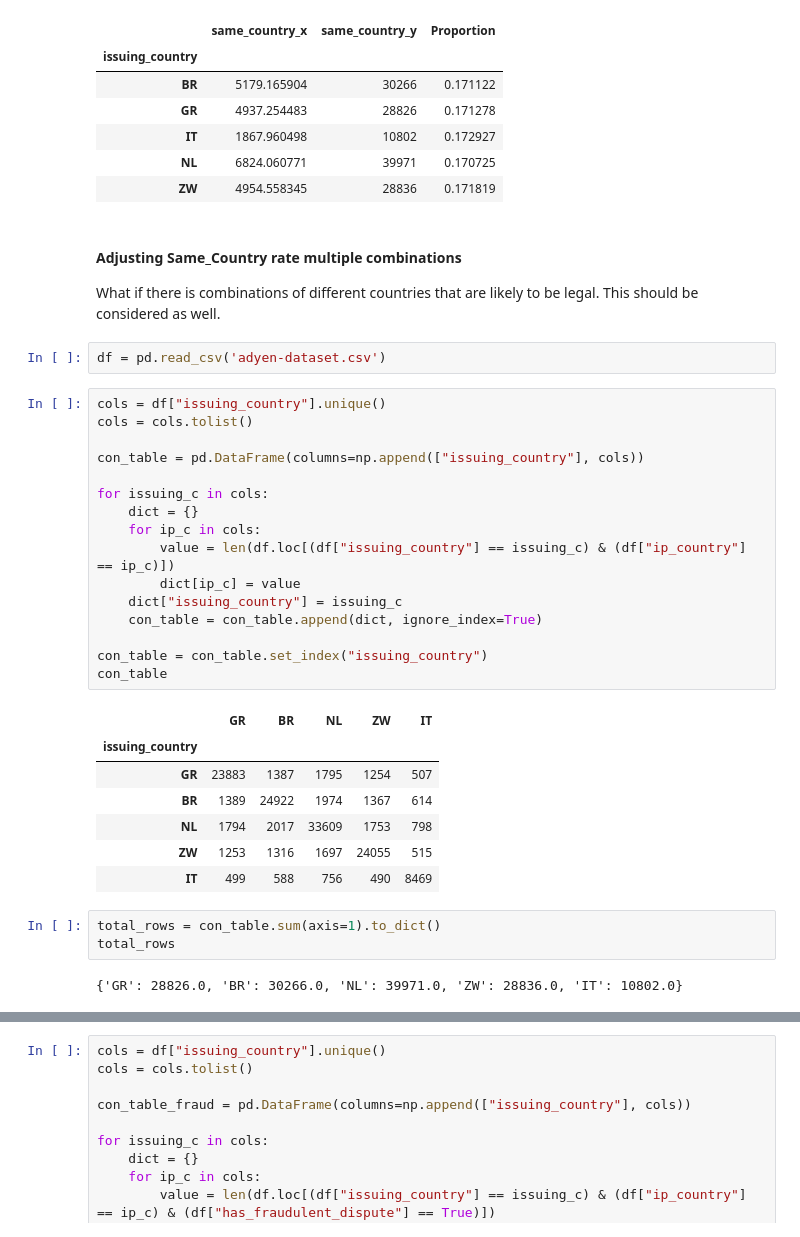
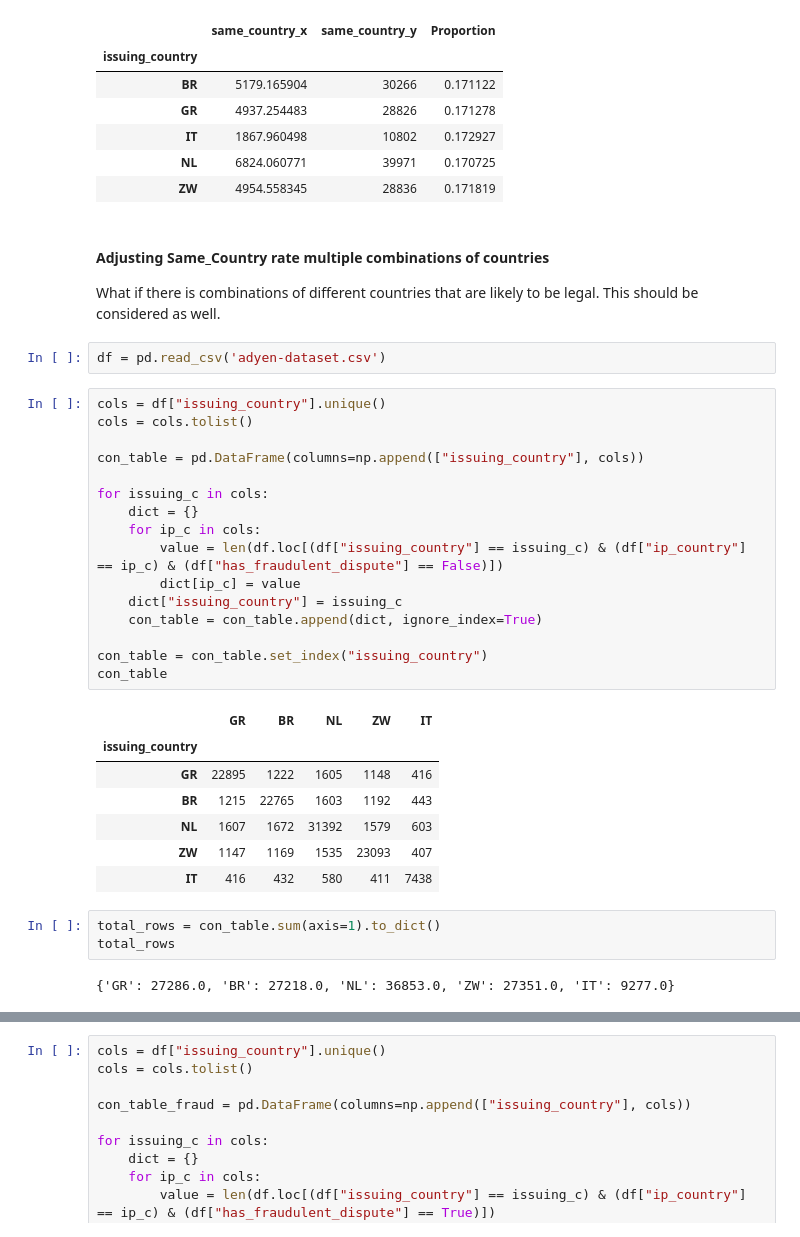
Before and after one commit to ymurong/DSP, a Jupyter notebook: testingipcountries.ipynb, the cells around one changed output, grey strips where cells are left out. Drawn from its saved outputs; the diff is of its cells as text.

```diff
--- a/testingipcountries.ipynb
+++ b/testingipcountries.ipynb
@@ -154,7 +154,7 @@ display(dfCountries)
 | NL | 6824.060771 | 39971 | 0.170725 |
 | ZW | 4954.558345 | 28836 | 0.171819 |
 # %% [markdown]
-#### Adjusting Same_Country rate multiple combinations
+#### Adjusting Same_Country rate multiple combinations of countries
 
 What if there is combinations of different countries that are likely to be legal. This should be considered as well.
 # %%
@@ -162,29 +162,29 @@ df = pd.read_csv('adyen-dataset.csv')
 # %%
 cols = df["issuing_country"].unique()
 cols = cols.tolist()
 
 con_table = pd.DataFrame(columns=np.append(["issuing_country"], cols))
 
 for issuing_c in cols:
     dict = {}
     for ip_c in cols:
-        value = len(df.loc[(df["issuing_country"] == issuing_c) & (df["ip_country"] == ip_c)])
+        value = len(df.loc[(df["issuing_country"] == issuing_c) & (df["ip_country"] == ip_c) & (df["has_fraudulent_dispute"] == False)])
         dict[ip_c] = value
     dict["issuing_country"] = issuing_c
     con_table = con_table.append(dict, ignore_index=True)
 
 con_table = con_table.set_index("issuing_country")
 con_table
 # %% [output]
 |  | GR | BR | NL | ZW | IT |
 | issuing_country |  |  |  |  |  |
-| GR | 23883 | 1387 | 1795 | 1254 | 507 |
-| BR | 1389 | 24922 | 1974 | 1367 | 614 |
-| NL | 1794 | 2017 | 33609 | 1753 | 798 |
-| ZW | 1253 | 1316 | 1697 | 24055 | 515 |
-| IT | 499 | 588 | 756 | 490 | 8469 |
+| GR | 22895 | 1222 | 1605 | 1148 | 416 |
+| BR | 1215 | 22765 | 1603 | 1192 | 443 |
+| NL | 1607 | 1672 | 31392 | 1579 | 603 |
+| ZW | 1147 | 1169 | 1535 | 23093 | 407 |
+| IT | 416 | 432 | 580 | 411 | 7438 |
 # %%
 total_rows = con_table.sum(axis=1).to_dict()
 total_rows
 # %% [output]
-{'GR': 28826.0, 'BR': 30266.0, 'NL': 39971.0, 'ZW': 28836.0, 'IT': 10802.0}
+{'GR': 27286.0, 'BR': 27218.0, 'NL': 36853.0, 'ZW': 27351.0, 'IT': 9277.0}
```
Also changed, not shown: parts of 3 cells of this notebook, 4 other files.
